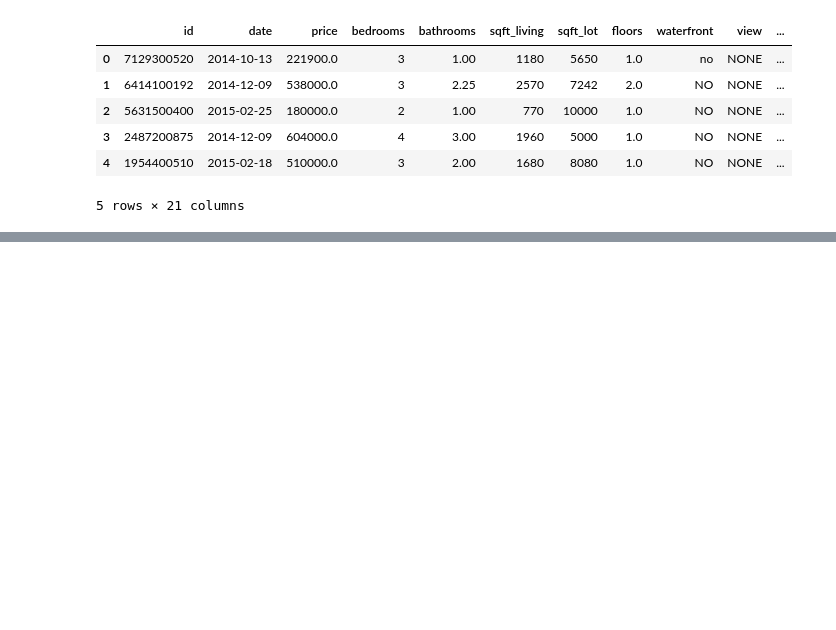
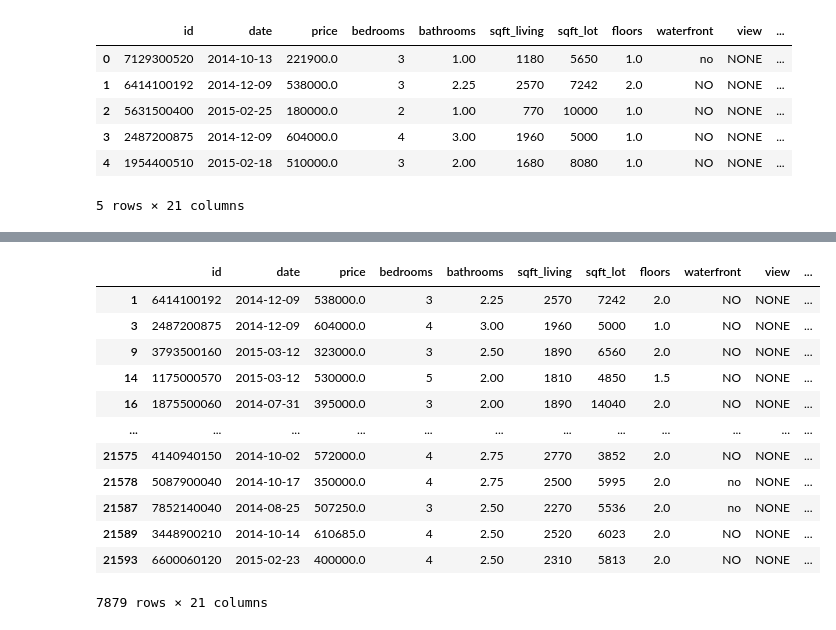
Before and after one commit to brdeleon/dsc-phase-2-project-v2-3, a Jupyter notebook: student.ipynb, the cells around one changed output, grey strips where cells are left out. Drawn from its saved outputs; the diff is of its cells as text; code cells hidden in the pictures; blank space fills up the shorter version.

```diff
--- a/student.ipynb
+++ b/student.ipynb
@@ -146,0 +158,17 @@ reno_filter
+# %%
+sqft_filter = kc_house_df[(kc_house_df['sqft_living'] > 1800) & (kc_house_df['sqft_living'] < 2800)]
+sqft_filter
+# %% [output]
+|  | id | date | price | bedrooms | bathrooms | sqft_living | sqft_lot | floors | waterfront | view | ... |
+| 1 | 6414100192 | 2014-12-09 | 538000.0 | 3 | 2.25 | 2570 | 7242 | 2.0 | NO | NONE | ... |
+| 3 | 2487200875 | 2014-12-09 | 604000.0 | 4 | 3.00 | 1960 | 5000 | 1.0 | NO | NONE | ... |
+| 9 | 3793500160 | 2015-03-12 | 323000.0 | 3 | 2.50 | 1890 | 6560 | 2.0 | NO | NONE | ... |
+| 14 | 1175000570 | 2015-03-12 | 530000.0 | 5 | 2.00 | 1810 | 4850 | 1.5 | NO | NONE | ... |
+| 16 | 1875500060 | 2014-07-31 | 395000.0 | 3 | 2.00 | 1890 | 14040 | 2.0 | NO | NONE | ... |
+| ... | ... | ... | ... | ... | ... | ... | ... | ... | ... | ... | ... |
+| 21575 | 4140940150 | 2014-10-02 | 572000.0 | 4 | 2.75 | 2770 | 3852 | 2.0 | NO | NONE | ... |
+| 21578 | 5087900040 | 2014-10-17 | 350000.0 | 4 | 2.75 | 2500 | 5995 | 2.0 | no | NONE | ... |
+| 21587 | 7852140040 | 2014-08-25 | 507250.0 | 3 | 2.50 | 2270 | 5536 | 2.0 | no | NONE | ... |
+| 21589 | 3448900210 | 2014-10-14 | 610685.0 | 4 | 2.50 | 2520 | 6023 | 2.0 | NO | NONE | ... |
+| 21593 | 6600060120 | 2015-02-23 | 400000.0 | 4 | 2.50 | 2310 | 5813 | 2.0 | NO | NONE | ... |
+7879 rows × 21 columns
```
Also changed, not shown: parts of 6 cells of this notebook.
